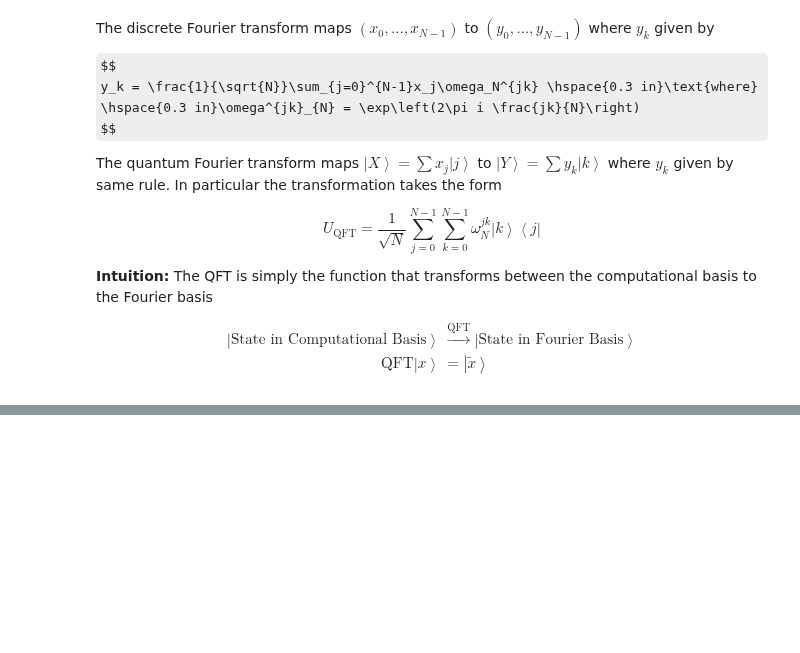
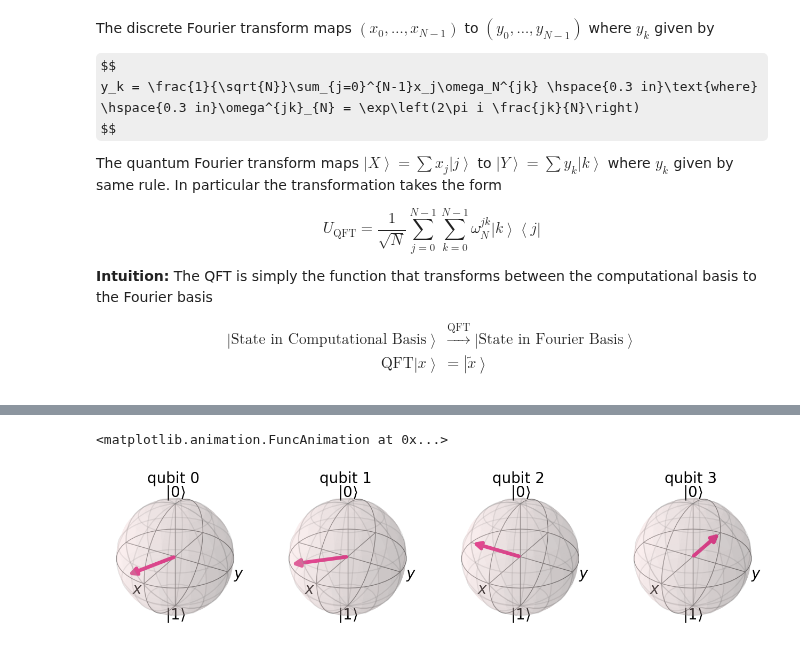
Before and after one commit to sinan-oral/q-notes, a Jupyter notebook: q-algorithms.ipynb, the cells around one changed output, grey strips where cells are left out. Cells and saved outputs as stored; diff of their text form; code cells hidden in the pictures; some formulas as TeX source; blank space fills up the shorter version.

Commit message:
QFT done animation later

```diff
--- a/q-algorithms.ipynb
+++ b/q-algorithms.ipynb
@@ -405,0 +513,20 @@ $$
+# %%
+# animation..
+from matplotlib.animation import FuncAnimation
+sim = Aer.get_backend("aer_simulator")
+
+def update(i):
+    qc = number_circuit(i,4)
+    qft(qc,4)
+
+    qc.save_statevector()
+    statevector = sim.run(qc).result().get_statevector()
+    plot_bloch_multivector(statevector)
+
+FuncAnimation(plot_bloch_multivector(statevector), update, interval=16)
+# %% [output]
+<matplotlib.animation.FuncAnimation at 0x...>
+# %%
+plot_bloch_multivector(statevector)
+# %% [output]
+[figure, added]
```
Also changed, not shown: parts of 14 cells of this notebook.
